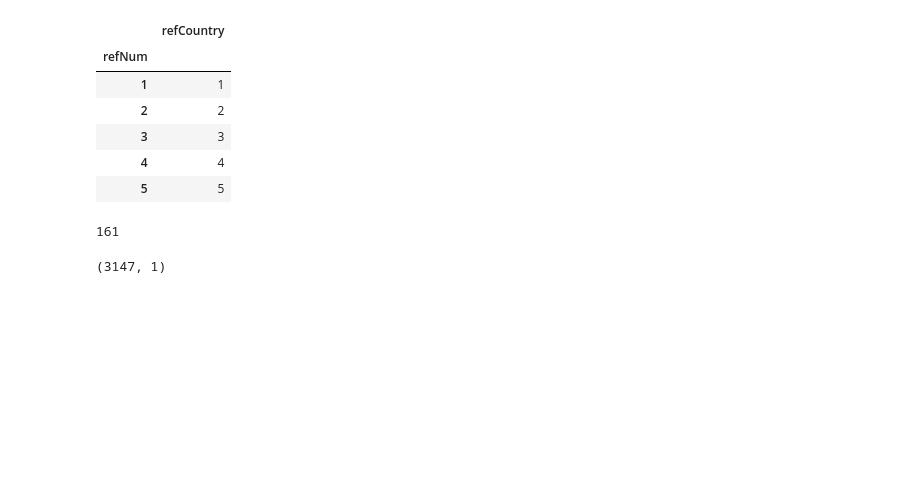
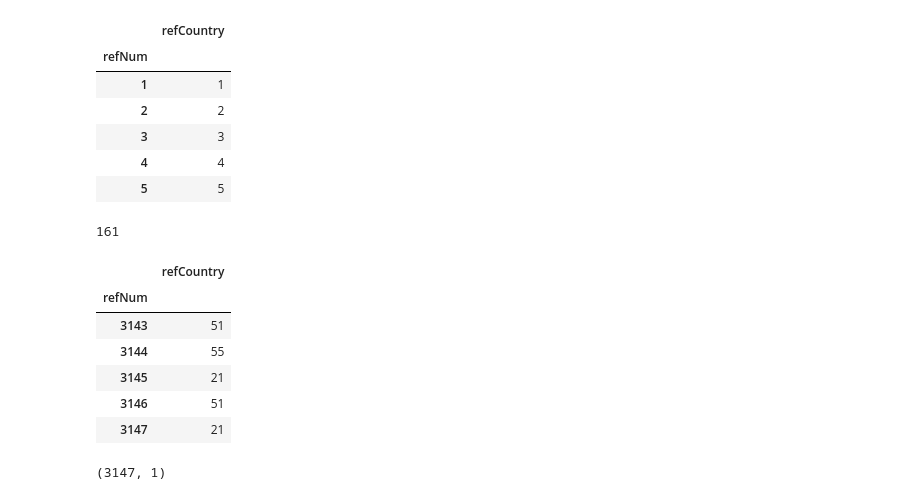
Before and after one commit to cmawer/pycon-2017-eda-tutorial, a Jupyter notebook: notebooks/1-Redcard-Dataset.ipynb, the cells around one changed output. Drawn from its saved outputs; the diff is of its cells as text; code cells hidden in the pictures; blank space fills up the shorter version.

```diff
--- a/notebooks/1-Redcard-Dataset.ipynb
+++ b/notebooks/1-Redcard-Dataset.ipynb
@@ -429,6 +411,16 @@ referees.head()
 referees.refCountry.nunique()
 # %% [output]
 161
+# %%
+referees.tail()
+# %% [output]
+|  | refCountry |
+| refNum |  |
+| 3143 | 51 |
+| 3144 | 55 |
+| 3145 | 21 |
+| 3146 | 51 |
+| 3147 | 21 |
 # %%
 referees.shape
 # %% [output]
```
Also changed, not shown: parts of 20 cells of this notebook, 3 other files.
